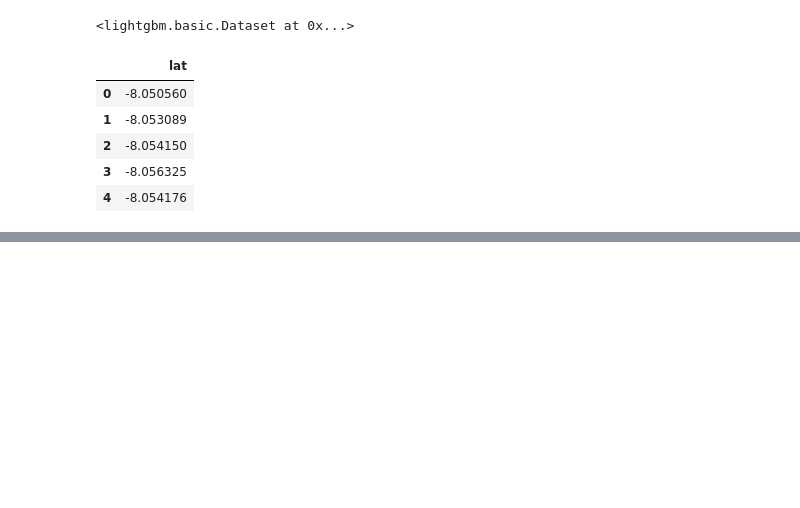
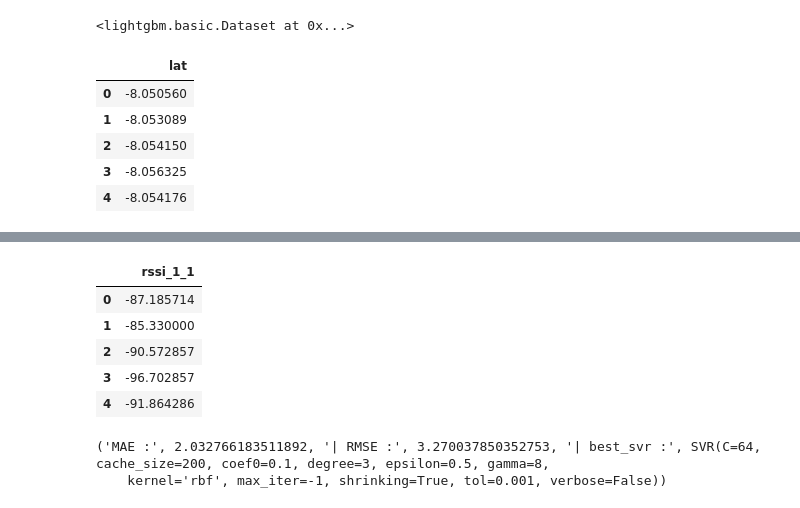
Before and after one commit to Douglast1997/TG-2020.1, a Jupyter notebook: LightGBMToFingerprinting.ipynb, the cells around one changed output, grey strips where cells are left out. Saved outputs shown, nothing was run; the diff lists cells and outputs as text; code cells hidden in the pictures; blank space fills up the shorter version.

```diff
--- a/LightGBMToFingerprinting.ipynb
+++ b/LightGBMToFingerprinting.ipynb
@@ -207,0 +237,10 @@ grid.best_params_
+# %%
+y = y_train_rssi_1_1
+y.head()
+# %% [output]
+|  | rssi_1_1 |
+| 0 | -87.185714 |
+| 1 | -85.330000 |
+| 2 | -90.572857 |
+| 3 | -96.702857 |
+| 4 | -91.864286 |
@@ -207,0 +277,5 @@ grid.best_params_
+# %%
+print(svr_model(X,y))
+# %% [output]
+('MAE :', 2.032766183511892, '| RMSE :', 3.270037850352753, '| best_svr :', SVR(C=64, cache_size=200, coef0=0.1, degree=3, epsilon=0.5, gamma=8,
+    kernel='rbf', max_iter=-1, shrinking=True, tol=0.001, verbose=False))
```
Also changed, not shown: parts of 10 cells of this notebook, 3 other files.
